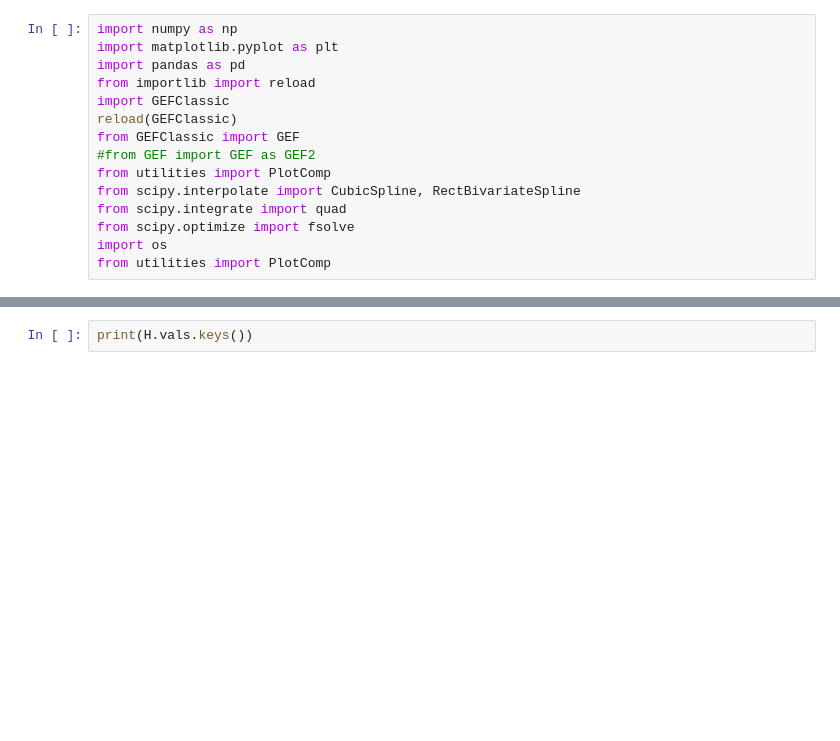
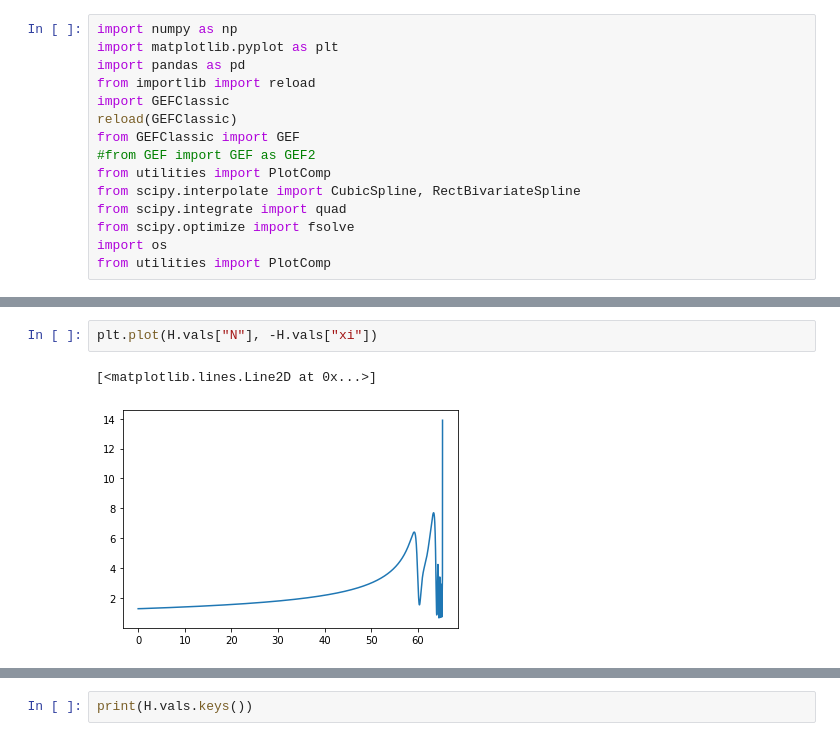
Before and after one commit to richard-von-eckardstein/GEFF, a Jupyter notebook: GEFTestGround_Classic.ipynb, the cells around one changed output, grey strips where cells are left out. Drawn from its saved outputs; the diff is of its cells as text; blank space fills up the shorter version.

```diff
--- a/GEFTestGround_Classic.ipynb
+++ b/GEFTestGround_Classic.ipynb
@@ -56,3 +56,8 @@ plt.yscale("log")
+# %%
+plt.plot(H.vals["N"], -H.vals["xi"])
+# %% [output]
+[<matplotlib.lines.Line2D at 0x...>]
+[figure, added]
 # %%
 plt.plot(H.vals["N"], H.vals["Hprime"]/H.vals["H"]**2)
 # %% [output]
```
Also changed, not shown: parts of 9 cells of this notebook, 4 other files.
